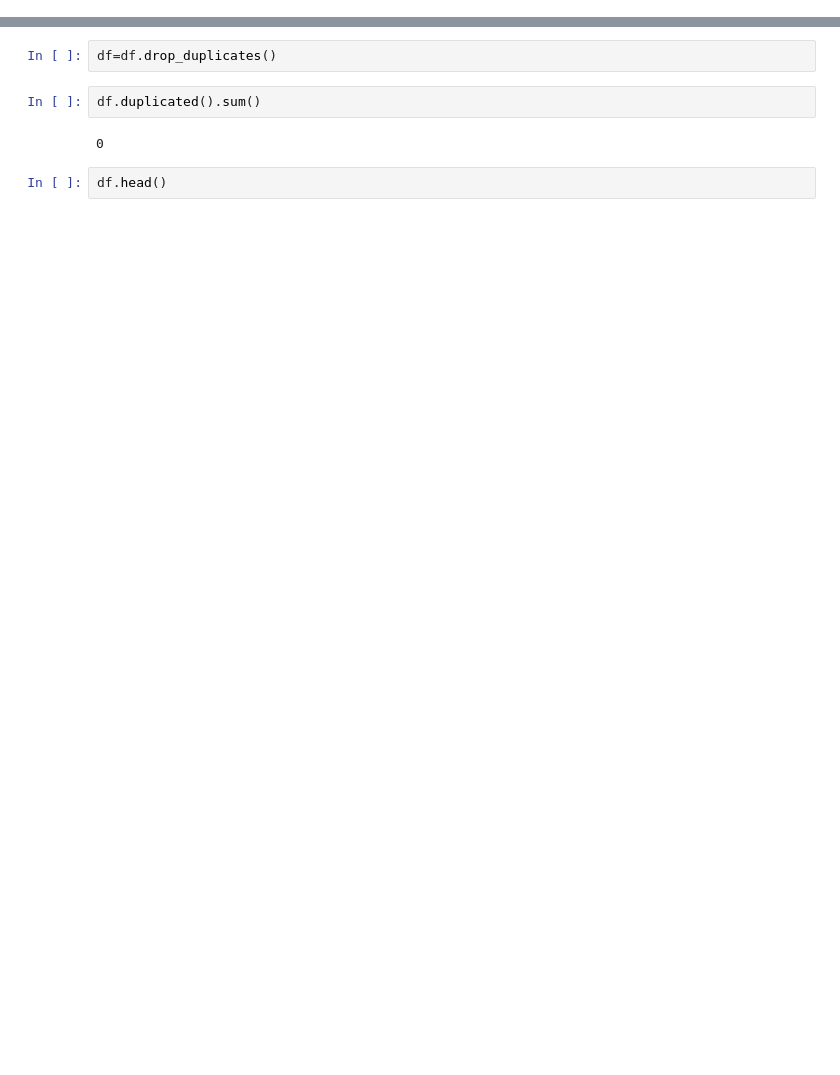
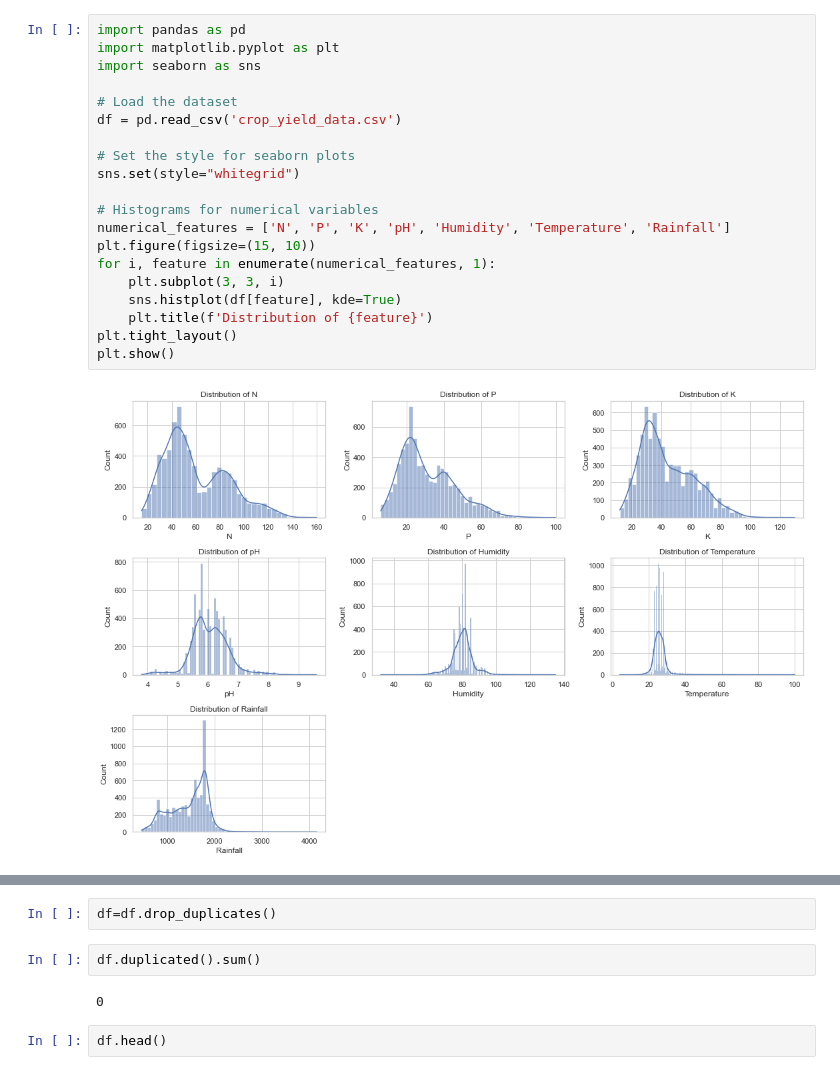
Before and after one commit to Rakteem007/Crop_Prediction_System, a Jupyter notebook: CropYieldModel.ipynb, the cells around one changed output, grey strips where cells are left out. Saved outputs shown, nothing was run; the diff lists cells and outputs as text; blank space fills up the shorter version.

```diff
--- a/CropYieldModel.ipynb
+++ b/CropYieldModel.ipynb
@@ -20,0 +22,22 @@ df.head()
+# %%
+import pandas as pd
+import matplotlib.pyplot as plt
+import seaborn as sns
+
+# Load the dataset
+df = pd.read_csv('crop_yield_data.csv')
+
+# Set the style for seaborn plots
+sns.set(style="whitegrid")
+
+# Histograms for numerical variables
+numerical_features = ['N', 'P', 'K', 'pH', 'Humidity', 'Temperature', 'Rainfall']
+plt.figure(figsize=(15, 10))
+for i, feature in enumerate(numerical_features, 1):
+    plt.subplot(3, 3, i)
+    sns.histplot(df[feature], kde=True)
+    plt.title(f'Distribution of {feature}')
+plt.tight_layout()
+plt.show()
+# %% [output]
+[figure, added]
```
Also changed, not shown: parts of 20 cells of this notebook, 14 other files.
